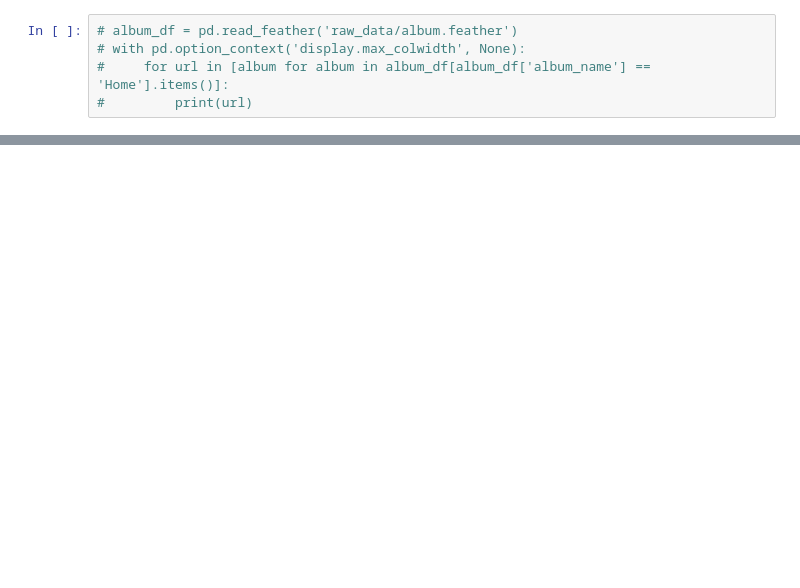
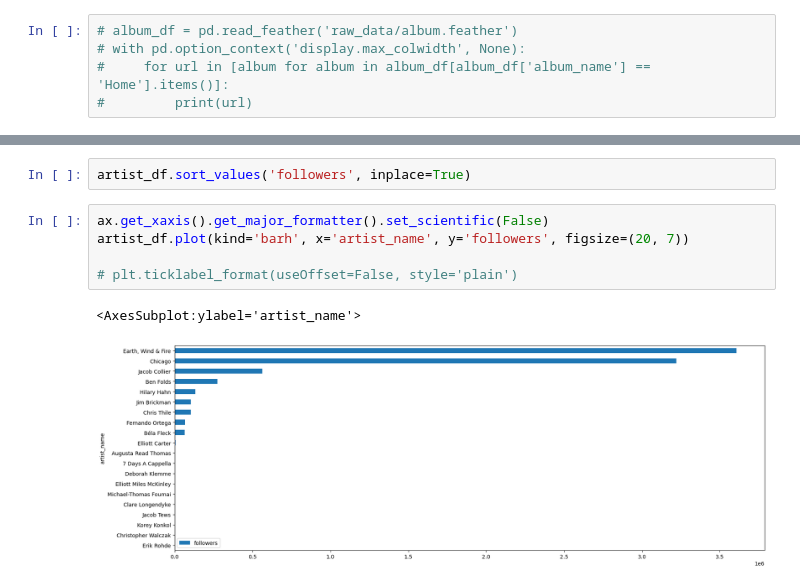
Before and after one commit to JacobTews/spotify, a Jupyter notebook: jupyter_workspace.ipynb, the cells around one changed output, grey strips where cells are left out. Drawn from its saved outputs; the diff is of its cells as text; blank space fills up the shorter version.

```diff
--- a/jupyter_workspace.ipynb
+++ b/jupyter_workspace.ipynb
@@ -52,0 +86,10 @@ Track feature = (27, 11)
+# %%
+artist_df.sort_values('followers', inplace=True)
+# %%
+ax.get_xaxis().get_major_formatter().set_scientific(False)
+artist_df.plot(kind='barh', x='artist_name', y='followers', figsize=(20, 7))
+
+# plt.ticklabel_format(useOffset=False, style='plain')
+# %% [output]
+<AxesSubplot:ylabel='artist_name'>
+[figure, added]
```
Also changed, not shown: parts of 6 cells of this notebook, 6 other files.
